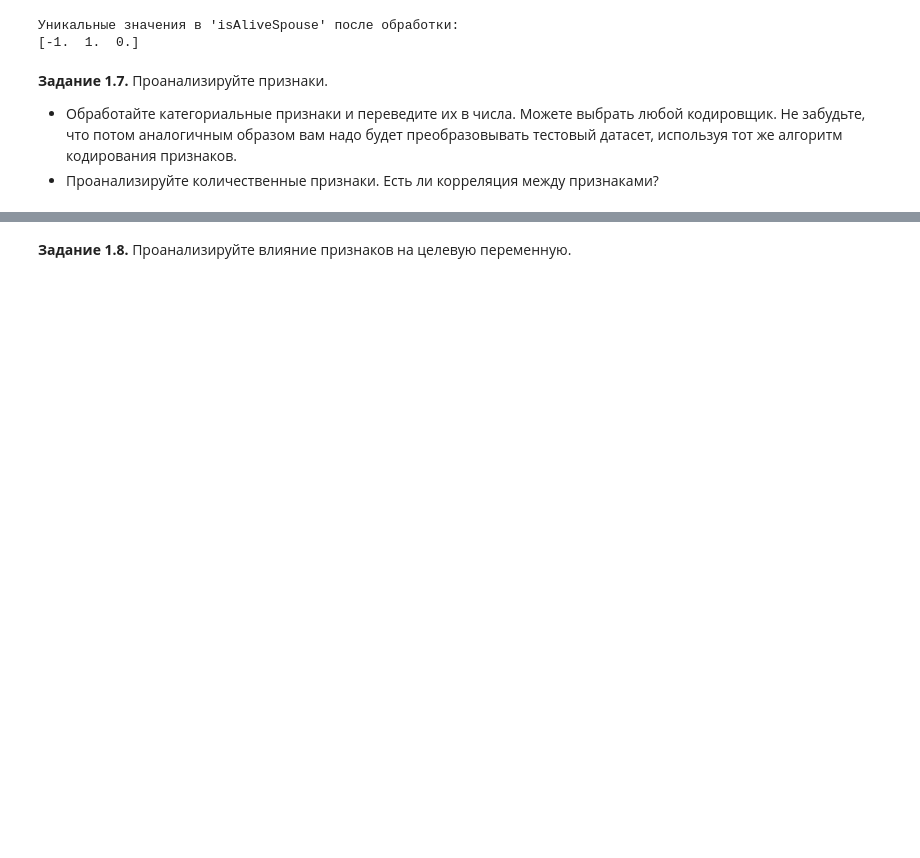
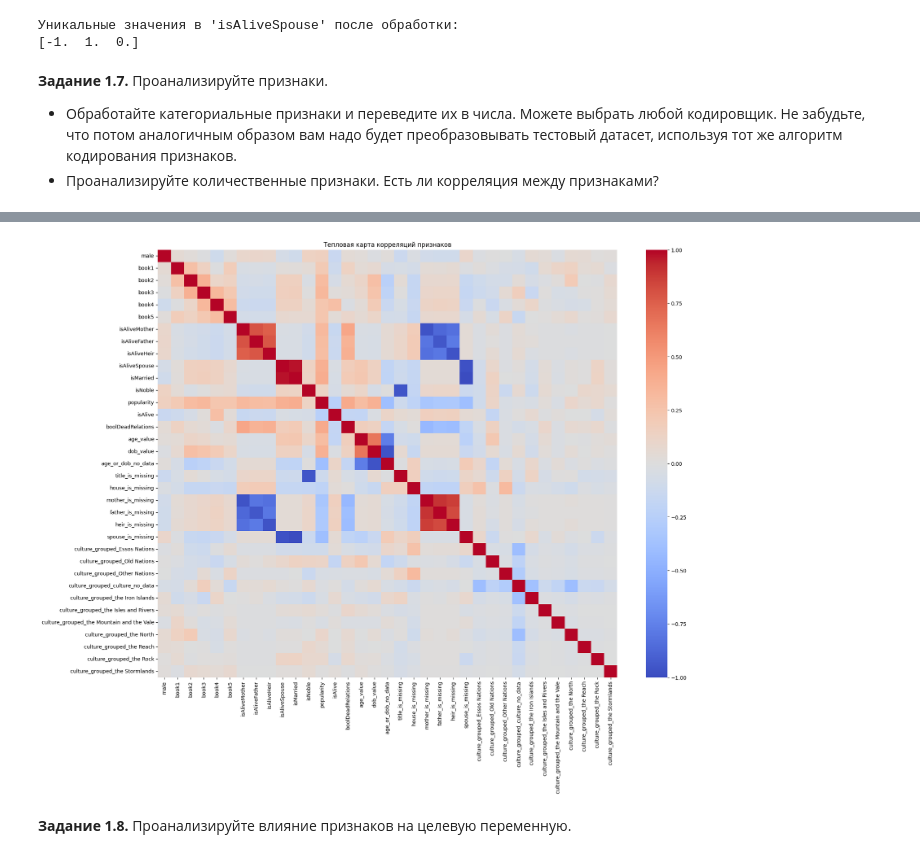
Before and after one commit to VaSiluck/Game_of_thrones_death_analysis, a Jupyter notebook: week_01_ml_intro/Homework/hw_1_game_of_thrones.ipynb, the cells around one changed output, grey strips where cells are left out. Drawn from its saved outputs; the diff is of its cells as text; code cells hidden in the pictures; blank space fills up the shorter version.

```diff
--- a/week_01_ml_intro/Homework/hw_1_game_of_thrones.ipynb
+++ b/week_01_ml_intro/Homework/hw_1_game_of_thrones.ipynb
@@ -718,0 +624,18 @@ print("Количество NaN в обработанной тестовой в
+# %%
+from sklearn.preprocessing import OneHotEncoder
+
+cols_to_drop = ['name', 'title', 'culture', 'numDeadRelations','house', 'mother', 'father', 'heir', 'spouse']
+
+data_copy = pd.get_dummies(data_copy, columns=['culture_grouped'], drop_first=True, dummy_na=False)
+data_test = pd.get_dummies(data_test, columns=['culture_grouped'], drop_first=True, dummy_na=False)
+
+data_copy = data_copy.drop(columns=cols_to_drop)
+data_test = data_test.drop(columns=cols_to_drop)
+
+data_copy, data_test = data_copy.align(data_test, join='left', axis=1, fill_value=0)
+
+# Проверяем результат
+print("Размер обработанного обучающего датасета:", data_copy.shape)
+print("Размер обработанного тестового датасета:", data_test.shape)
+print("Наличие NaN в обучающем датасете:", data_copy.isna().sum().sum())
+print("Наличие NaN в тестовом датасете:", data_test.isna().sum().sum())
@@ -719,2 +669,11 @@ print("Количество NaN в обработанной тестовой в
+# %%
+corr_matrix = data_copy.corr()
+
+plt.figure(figsize=(20, 15))
+sns.heatmap(corr_matrix, annot=False, cmap='coolwarm')
+plt.title('Тепловая карта корреляций признаков')
+plt.show()
+# %% [output]
+[figure, added]
 # %% [markdown]
 **Задание 1.8.** Проанализируйте влияние признаков на целевую переменную.
```
Also changed, not shown: parts of 34 cells of this notebook.
